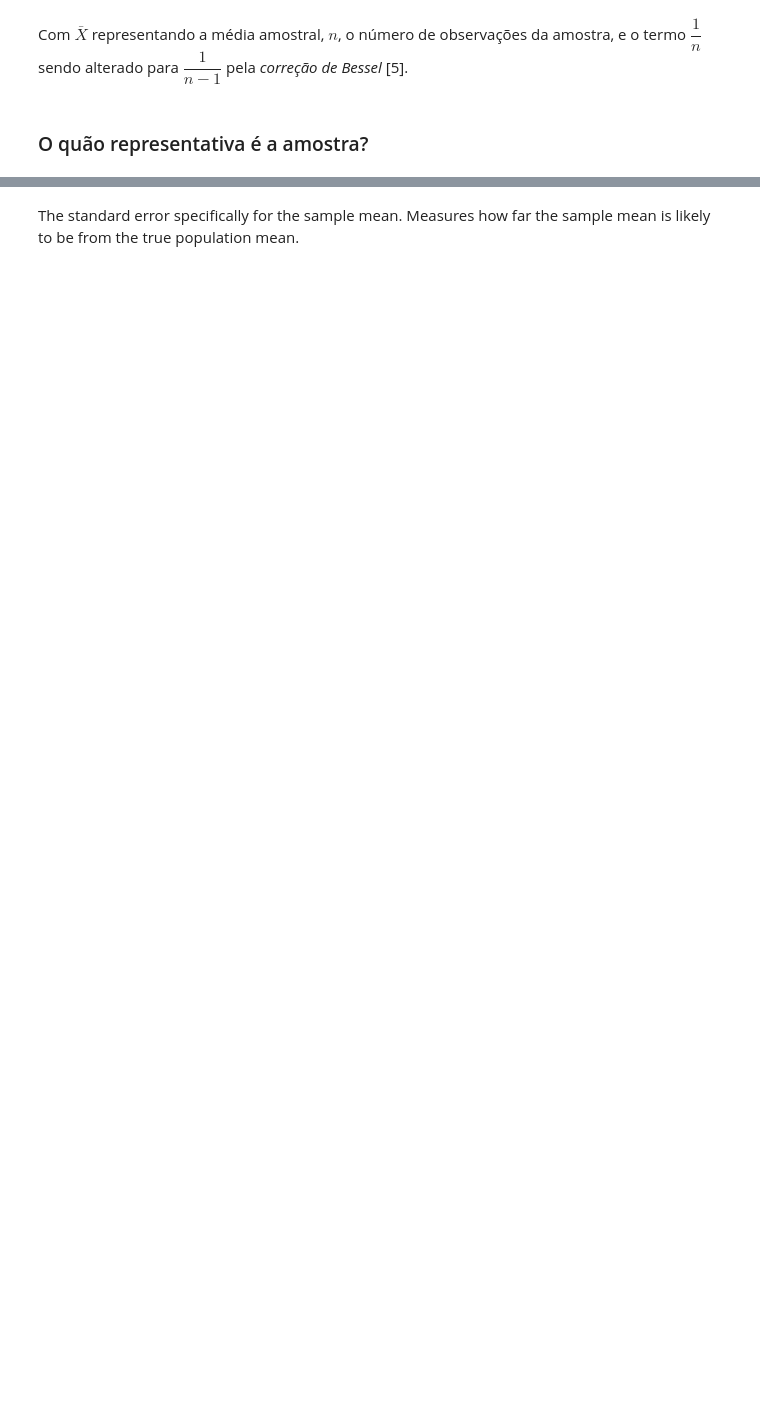
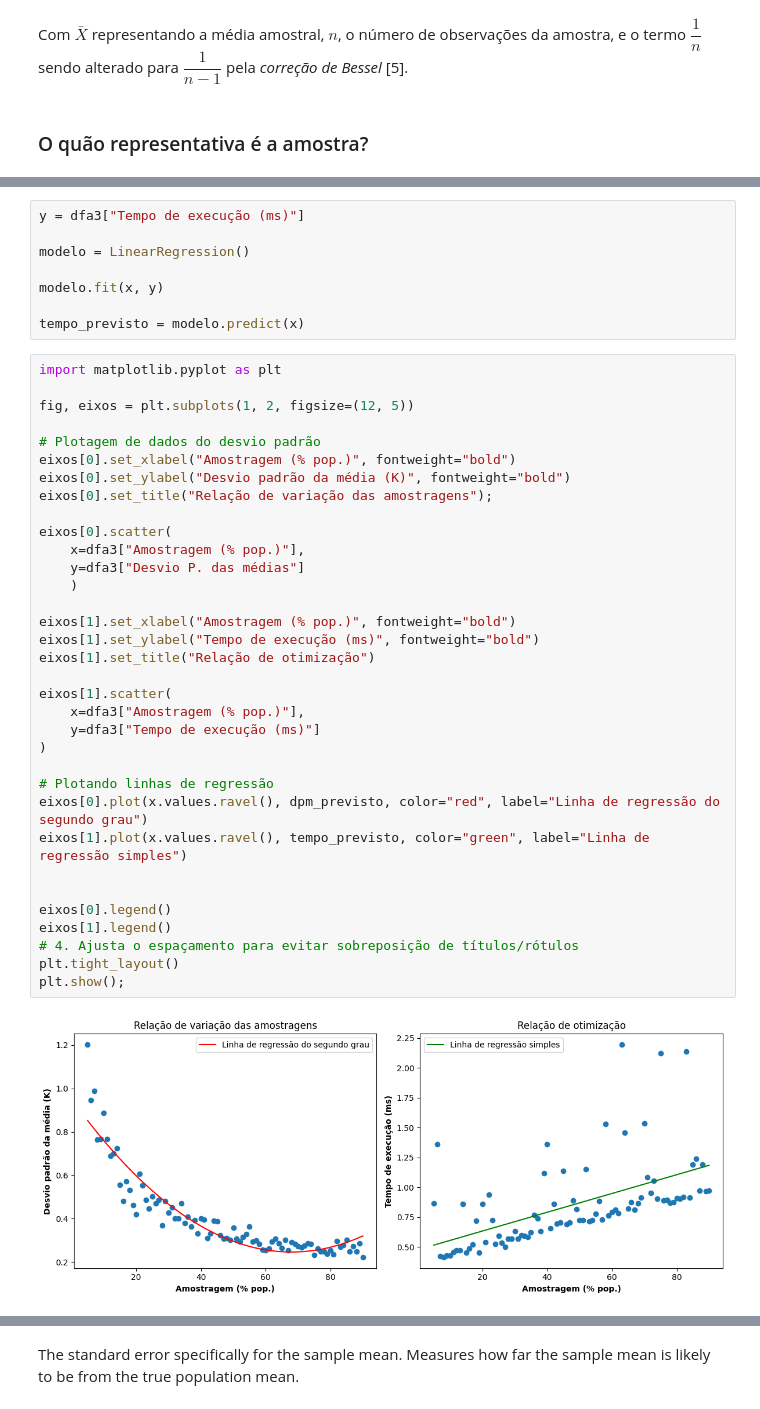
Before and after one commit to cg-oc/statistics, a Jupyter notebook: 2.2_serpente_voadora/2 - serpente_voadora.ipynb, the cells around one changed output, grey strips where cells are left out. Drawn from its saved outputs; the diff is of its cells as text; blank space fills up the shorter version.

```diff
--- a/2.2_serpente_voadora/2 - serpente_voadora.ipynb
+++ b/2.2_serpente_voadora/2 - serpente_voadora.ipynb
@@ -209,0 +251,44 @@ Error:
+# %%
+y = dfa3["Tempo de execução (ms)"]
+
+modelo = LinearRegression()
+
+modelo.fit(x, y)
+
+tempo_previsto = modelo.predict(x)
+# %%
+import matplotlib.pyplot as plt
+
+fig, eixos = plt.subplots(1, 2, figsize=(12, 5))
+
+# Plotagem de dados do desvio padrão
+eixos[0].set_xlabel("Amostragem (% pop.)", fontweight="bold")
+eixos[0].set_ylabel("Desvio padrão da média (K)", fontweight="bold")
+eixos[0].set_title("Relação de variação das amostragens");
+
+eixos[0].scatter(
+    x=dfa3["Amostragem (% pop.)"],
+    y=dfa3["Desvio P. das médias"]
+    )
+
+eixos[1].set_xlabel("Amostragem (% pop.)", fontweight="bold")
+eixos[1].set_ylabel("Tempo de execução (ms)", fontweight="bold")
+eixos[1].set_title("Relação de otimização")
+
+eixos[1].scatter(
+    x=dfa3["Amostragem (% pop.)"],
+    y=dfa3["Tempo de execução (ms)"]
+)
+
+# Plotando linhas de regressão
+eixos[0].plot(x.values.ravel(), dpm_previsto, color="red", label="Linha de regressão do segundo grau")
+eixos[1].plot(x.values.ravel(), tempo_previsto, color="green", label="Linha de regressão simples")
+
+
+eixos[0].legend()
+eixos[1].legend()
+# 4. Ajusta o espaçamento para evitar sobreposição de títulos/rótulos
+plt.tight_layout()
+plt.show();
+# %% [output]
+[figure, added]
```
Also changed, not shown: parts of 22 cells of this notebook.
